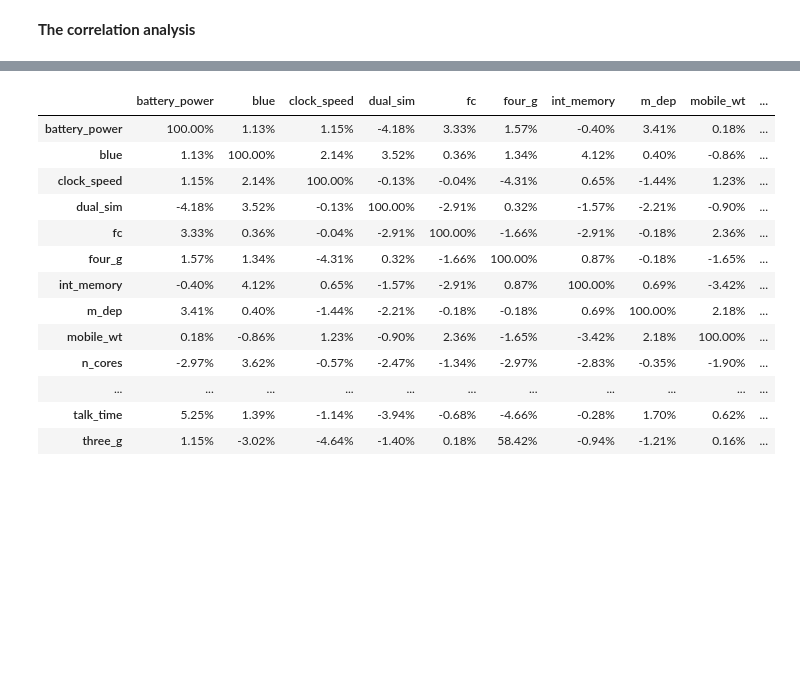
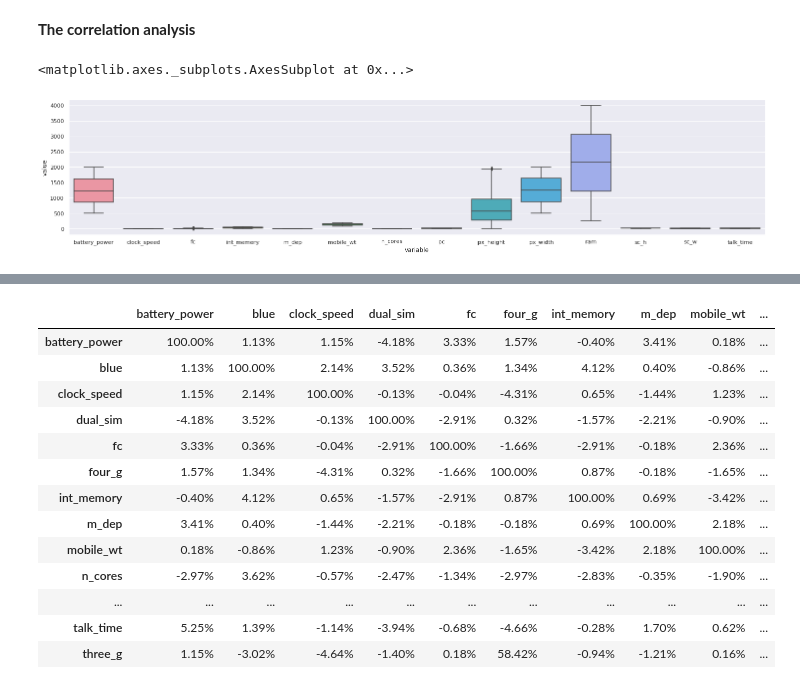
Before and after one commit to slawomirzurek/Data_Analysis_and_Programming_in_Python, a Jupyter notebook: Task.ipynb, the cells around one changed output, grey strips where cells are left out. Cells and saved outputs as stored; diff of their text form; code cells hidden in the pictures; blank space fills up the shorter version.

```diff
--- a/Task.ipynb
+++ b/Task.ipynb
@@ -87,0 +90,3 @@ plt.show()
+# %%
+new_mp = mp.drop(['blue', 'dual_sim', 'four_g','three_g','touch_screen', 'wifi', 'price_range'], axis=1)
+new_mp.head()
@@ -175,3 +191,10 @@ mpGr.mean()
 | 3 | 137998.40% | 51.80% | 152.04% | 53.00% | 431.60% | 55.00% | 3397.60% | 50.20% | 13632.00% | ... |
 # %% [markdown]
 **The correlation analysis**
+# %%
+fig, ax = plt.subplots(figsize =(25,5))
+sns.set(style="darkgrid")
+sns.boxplot(x="variable", y="value", data=pd.melt(new_mp), orient ='v')
+# %% [output]
+<matplotlib.axes._subplots.AxesSubplot at 0x...>
+[figure, added]
```
Also changed, not shown: parts of 11 cells of this notebook.
